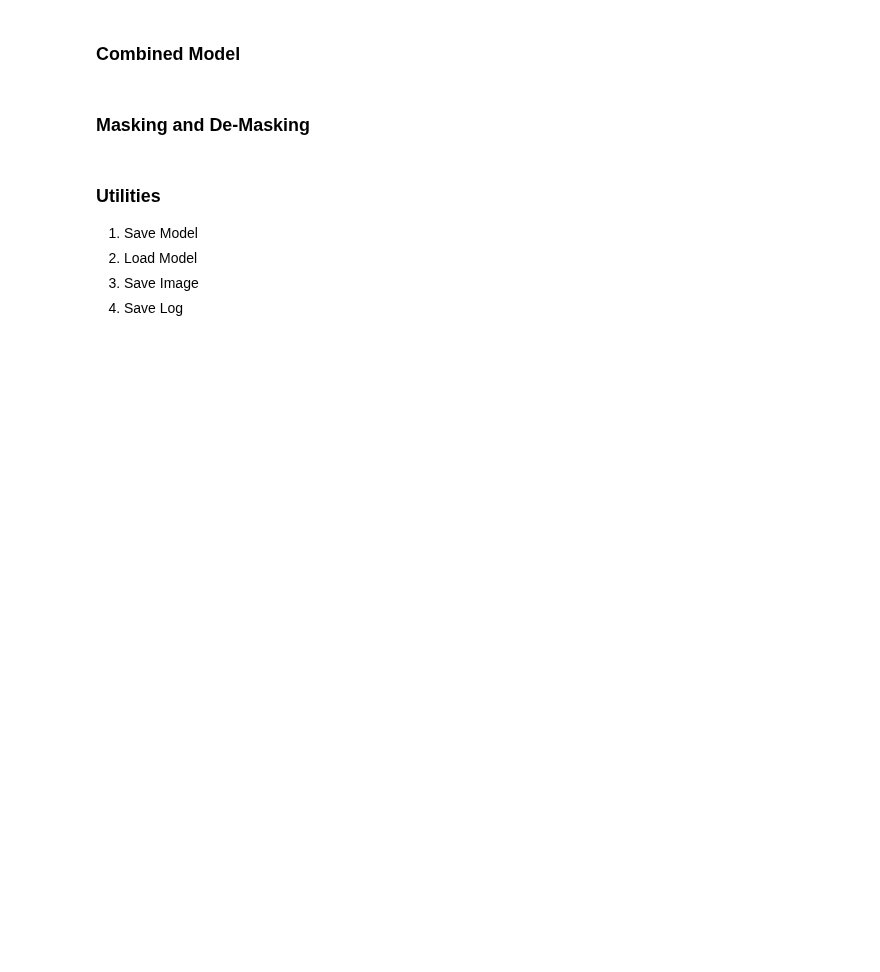
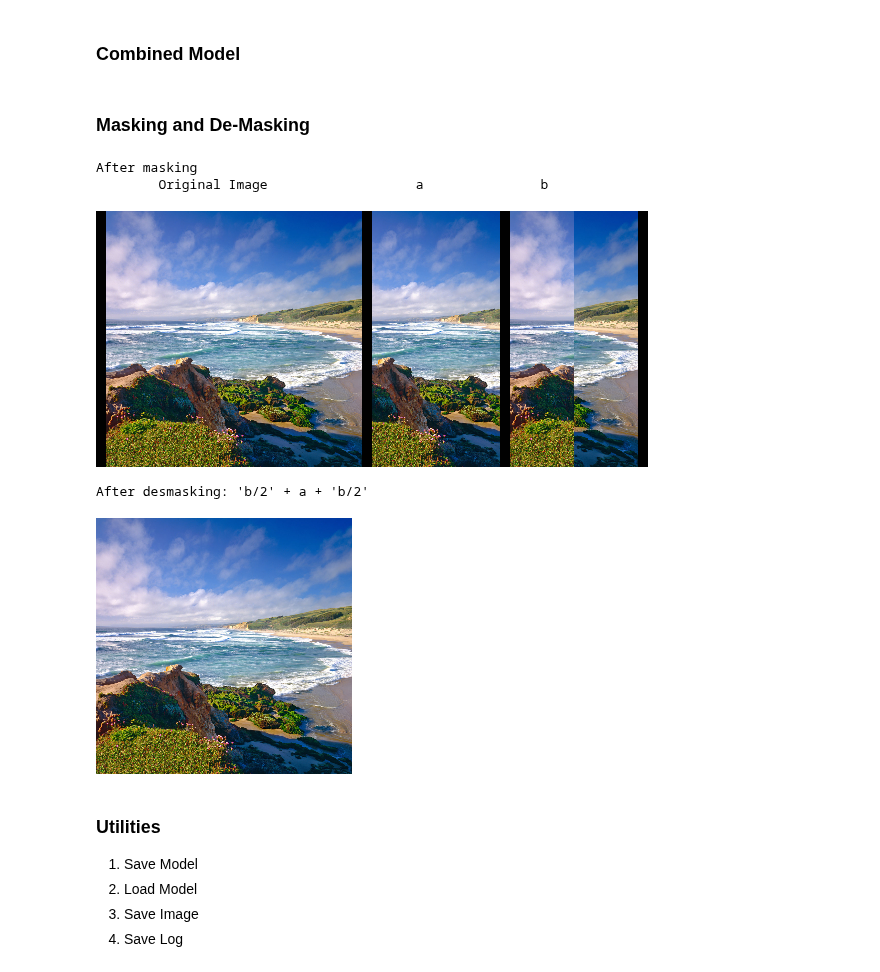
Before and after one commit to bendangnuksung/Image-OutPainting, a Jupyter notebook: outpaint.ipynb, the cells around one changed output. Cells and saved outputs as stored; diff of their text form; code cells hidden in the pictures; blank space fills up the shorter version.

```diff
--- a/outpaint.ipynb
+++ b/outpaint.ipynb
@@ -172,19 +233,25 @@ def get_demask_images(original_images, generated_images):
 # %%
 # Masking, Demasking example
 # Note: IPython display gives false colors.
 x = data.get_data(1)
 
 # a will be the input and b will be the output for the model
 a, b = get_masked_images(x)
 border = np.ones([x[0].shape[0], 10, 3]).astype(np.uint8)
 print('After masking')
 print('\tOriginal Image\t\t\t a \t\t b')
 image = np.concatenate((border, x[0],border,a[0],border, b[0], border), axis=1)
-IPython.display.display(PIL.Image.fromarray(image))
+IPython.display.display(PIL.Image.fromarray(cv2.cvtColor(image, cv2.COLOR_BGR2RGB)))
 
 print("After desmasking: 'b/2' + a + 'b/2' ")
 c = get_demask_images(a,b)
-IPython.display.display(PIL.Image.fromarray(c[0]))
+IPython.display.display(PIL.Image.fromarray(cv2.cvtColor(c[0], cv2.COLOR_BGR2RGB)))
+# %% [output]
+After masking
+        Original Image                   a               b
+[figure, added]
+After desmasking: 'b/2' + a + 'b/2'
+[figure, added]
 # %% [markdown]
 ### Utilities
 1. Save Model
```
Also changed, not shown: parts of 14 cells of this notebook.
